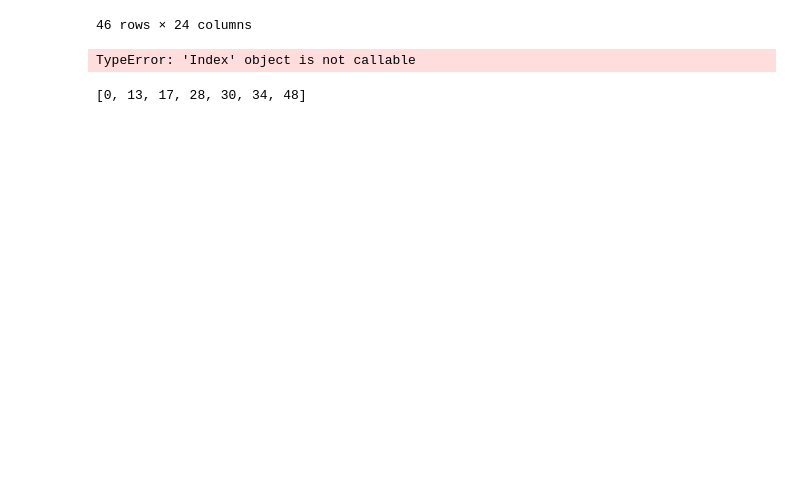
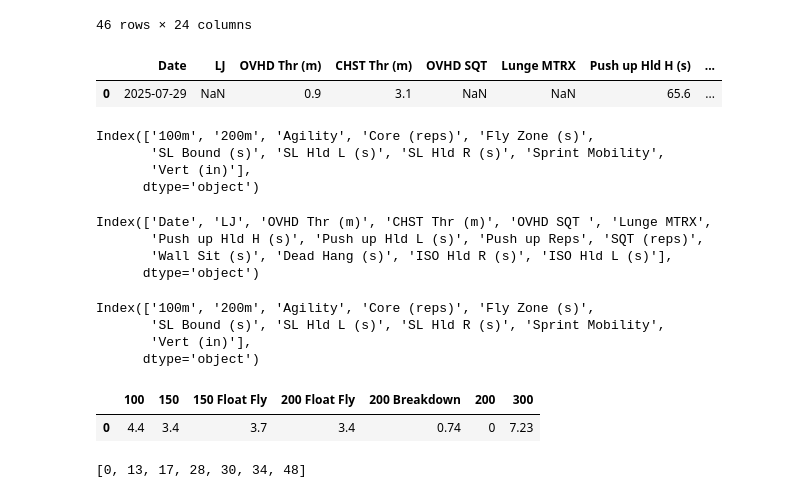
Before and after one commit to hfn13/MoKnowsLife, a Jupyter notebook: MoKnowsLife.ipynb, the cells around one changed output. Saved outputs shown, nothing was run; the diff lists cells and outputs as text; code cells hidden in the pictures; blank space fills up the shorter version.

Commit message:
Athlete Dashboard update 1

```diff
--- a/MoKnowsLife.ipynb
+++ b/MoKnowsLife.ipynb
@@ -47,6 +47,28 @@ file_df
 | 51 | Finish | NaN | NaN | NaN | NaN | NaN | NaN | NaN | NaN | NaN | ... | ... |
 46 rows × 24 columns
 # %%
-file_df.index(0)
+import pandas as pd
+
+lift_df = pd.read_excel(r"C:\Users\cex\Desktop\moknowslife\Demo Dashboard.xlsx", sheet_name='Lift Test')
+track_df = pd.read_excel(r"C:\Users\cex\Desktop\moknowslife\Demo Dashboard.xlsx", sheet_name='Track Test')
-# %% [output]
-TypeError: 'Index' object is not callable
+# %%
+track_df['Date']=track_df['Date'].ffill()
+track_df
+lift_df
+# %% [output]
+|  | Date | LJ | OVHD Thr (m) | CHST Thr (m) | OVHD SQT | Lunge MTRX | Push up Hld H (s) | ... |
+| 0 | 2025-07-29 | NaN | 0.9 | 3.1 | NaN | NaN | 65.6 | ... |
+# %%
+track_df.columns.difference(['Date'])
+# %% [output]
+Index(['100m', '200m', 'Agility', 'Core (reps)', 'Fly Zone (s)',
+       'SL Bound (s)', 'SL Hld L (s)', 'SL Hld R (s)', 'Sprint Mobility',
+       'Vert (in)'],
+      dtype='object')
+# %%
+lift_df.columns
+# %% [output]
+Index(['Date', 'LJ', 'OVHD Thr (m)', 'CHST Thr (m)', 'OVHD SQT ', 'Lunge MTRX',
+       'Push up Hld H (s)', 'Push up Hld L (s)', 'Push up Reps', 'SQT (reps)',
+       'Wall Sit (s)', 'Dead Hang (s)', 'ISO Hld R (s)', 'ISO Hld L (s)'],
+      dtype='object')
@@ -52,0 +84,12 @@ TypeError: 'Index' object is not callable
+# %%
+athletes_data = {
+    'Henry Nyinguro' : {'lift' : r"C:\Users\cex\Desktop\moknowslife\Track_DummyData.csv",
+                        'track' : r"C:\Users\cex\Desktop\moknowslife\Lift_DummyData.csv"
+                       }
+}
+pd.read_csv(athletes_data['Henry Nyinguro']['lift']).columns.difference(['Unnamed: 0','Date'])
+# %% [output]
+Index(['100m', '200m', 'Agility', 'Core (reps)', 'Fly Zone (s)',
+       'SL Bound (s)', 'SL Hld L (s)', 'SL Hld R (s)', 'Sprint Mobility',
+       'Vert (in)'],
+      dtype='object')
@@ -53,3 +108,8 @@ TypeError: 'Index' object is not callable
+# %%
+eff_v_time
+# %% [output]
+|  | 100 | 150 | 150 Float Fly | 200 Float Fly | 200 Breakdown | 200 | 300 |
+| 0 | 4.4 | 3.4 | 3.7 | 3.4 | 0.74 | 0 | 7.23 |
 # %%
 # indexes = []
 # for n in list(file_df.columns):
```
Also changed, not shown: parts of 5 cells of this notebook, 34 other files.
